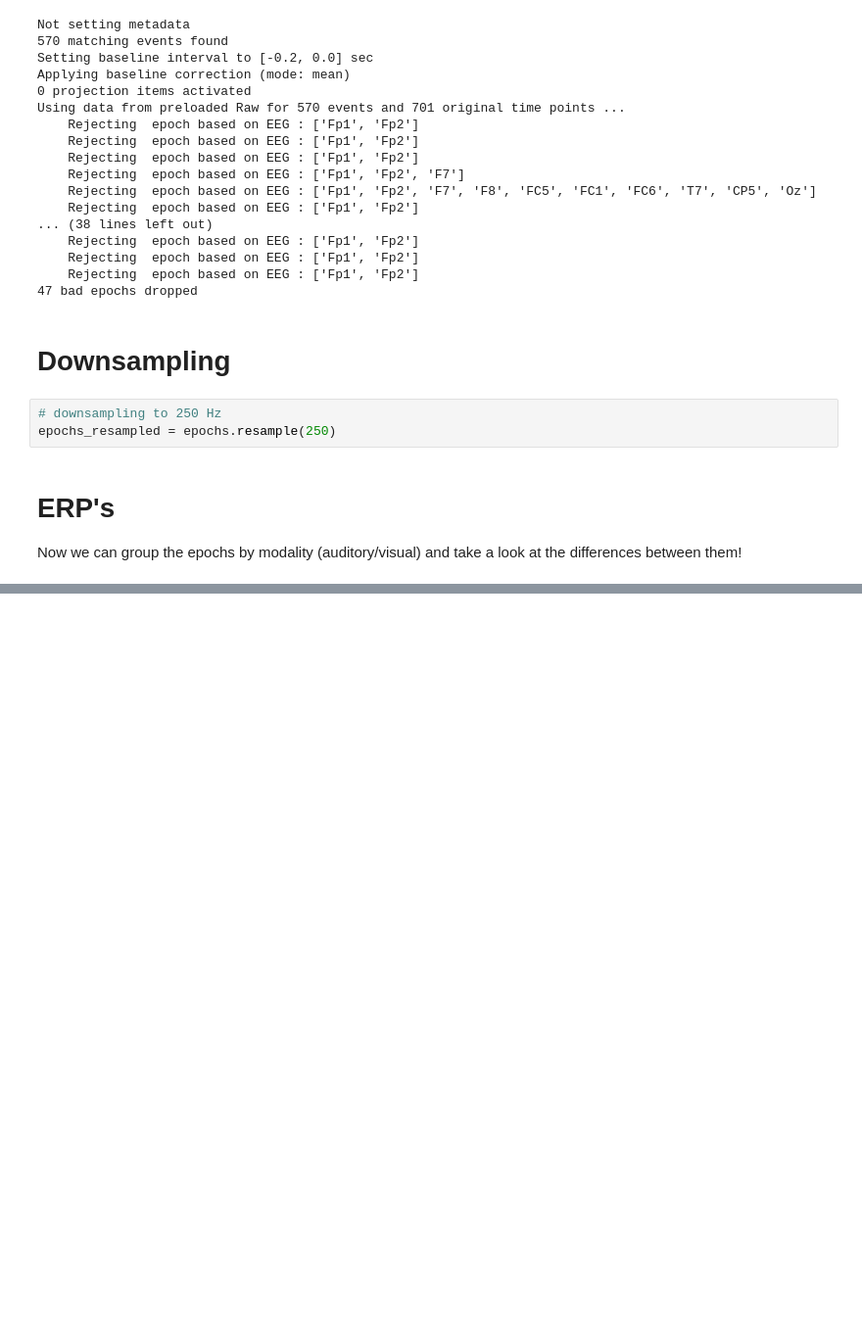
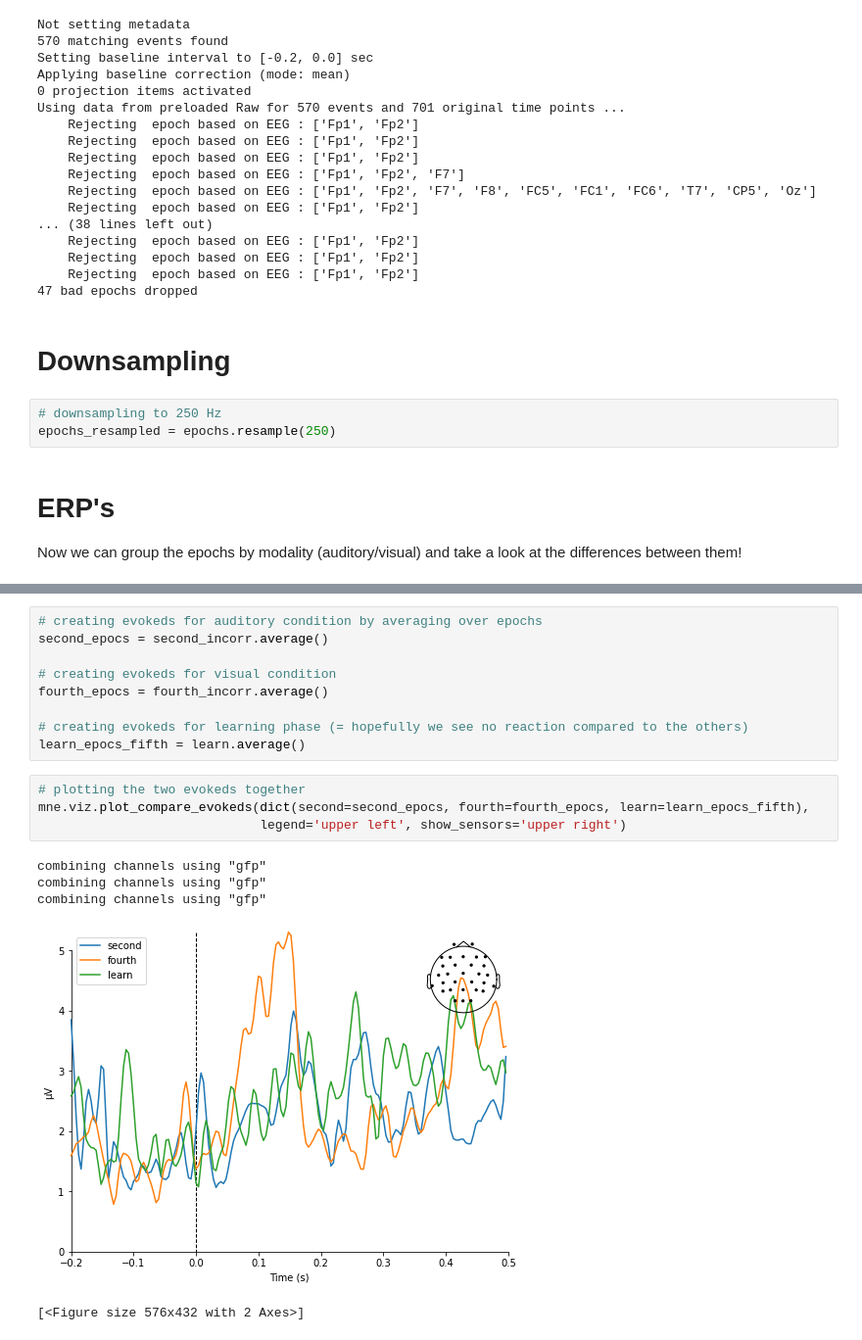
Before and after one commit to jorgenhw/studybuddies_neuroScience, a Jupyter notebook: own_experiment/own_experiment_analysis.ipynb, the cells around one changed output, grey strips where cells are left out. Shown at 98% size. Drawn from its saved outputs; the diff is of its cells as text; blank space fills up the shorter version.

```diff
--- a/own_experiment/own_experiment_analysis.ipynb
+++ b/own_experiment/own_experiment_analysis.ipynb
@@ -418,0 +437,19 @@ KeyError: 'Event name "recog_phase/incorr1/first" could not be found. The follow
+# %%
+# creating evokeds for auditory condition by averaging over epochs
+second_epocs = second_incorr.average()
+
+# creating evokeds for visual condition
+fourth_epocs = fourth_incorr.average()
+
+# creating evokeds for learning phase (= hopefully we see no reaction compared to the others)
+learn_epocs_fifth = learn.average()
+# %%
+# plotting the two evokeds together
+mne.viz.plot_compare_evokeds(dict(second=second_epocs, fourth=fourth_epocs, learn=learn_epocs_fifth),
+                             legend='upper left', show_sensors='upper right')
+# %% [output]
+combining channels using "gfp"
+combining channels using "gfp"
+combining channels using "gfp"
+[figure, added]
+[<Figure size 576x432 with 2 Axes>]
```
Also changed, not shown: parts of 5 cells of this notebook.
